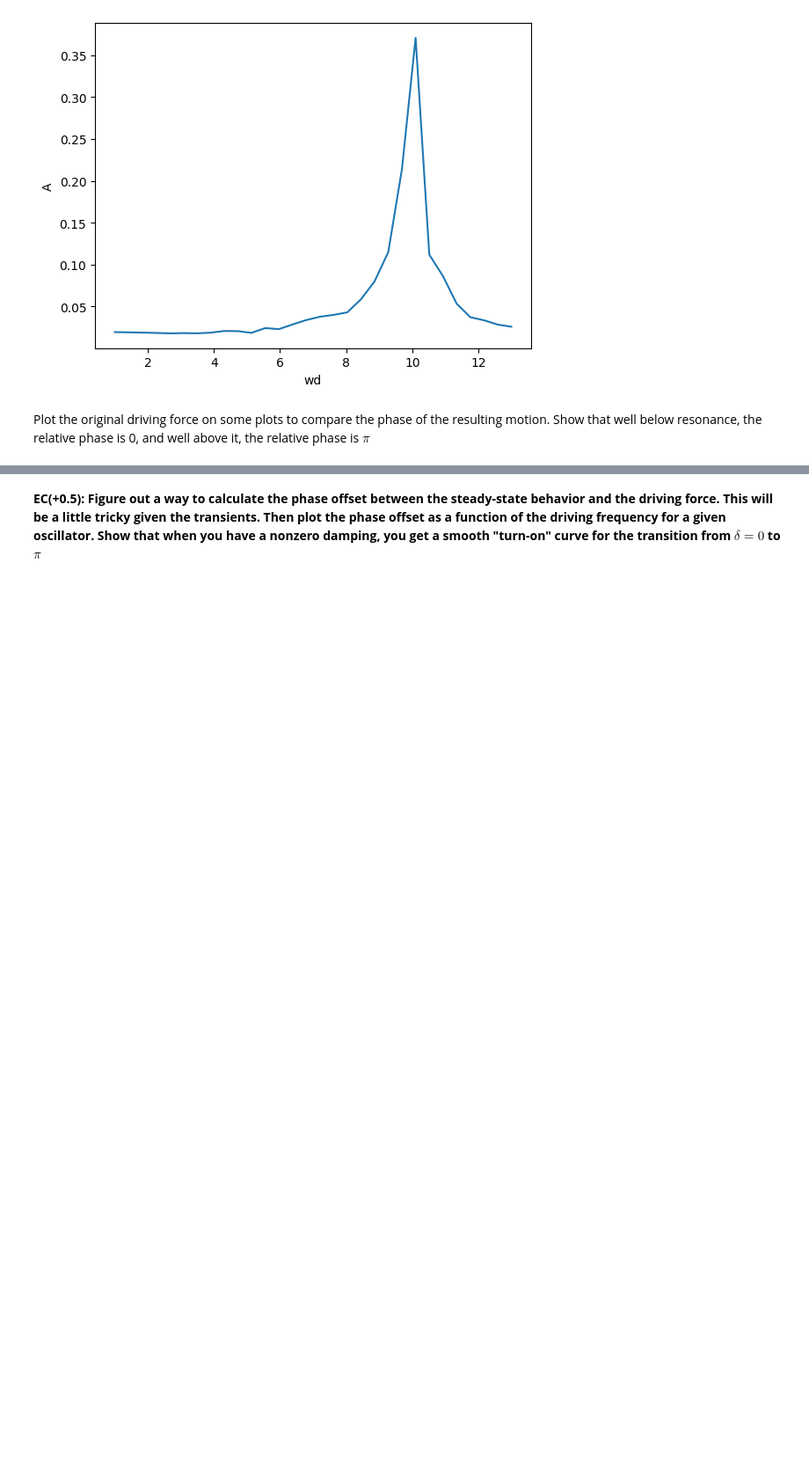
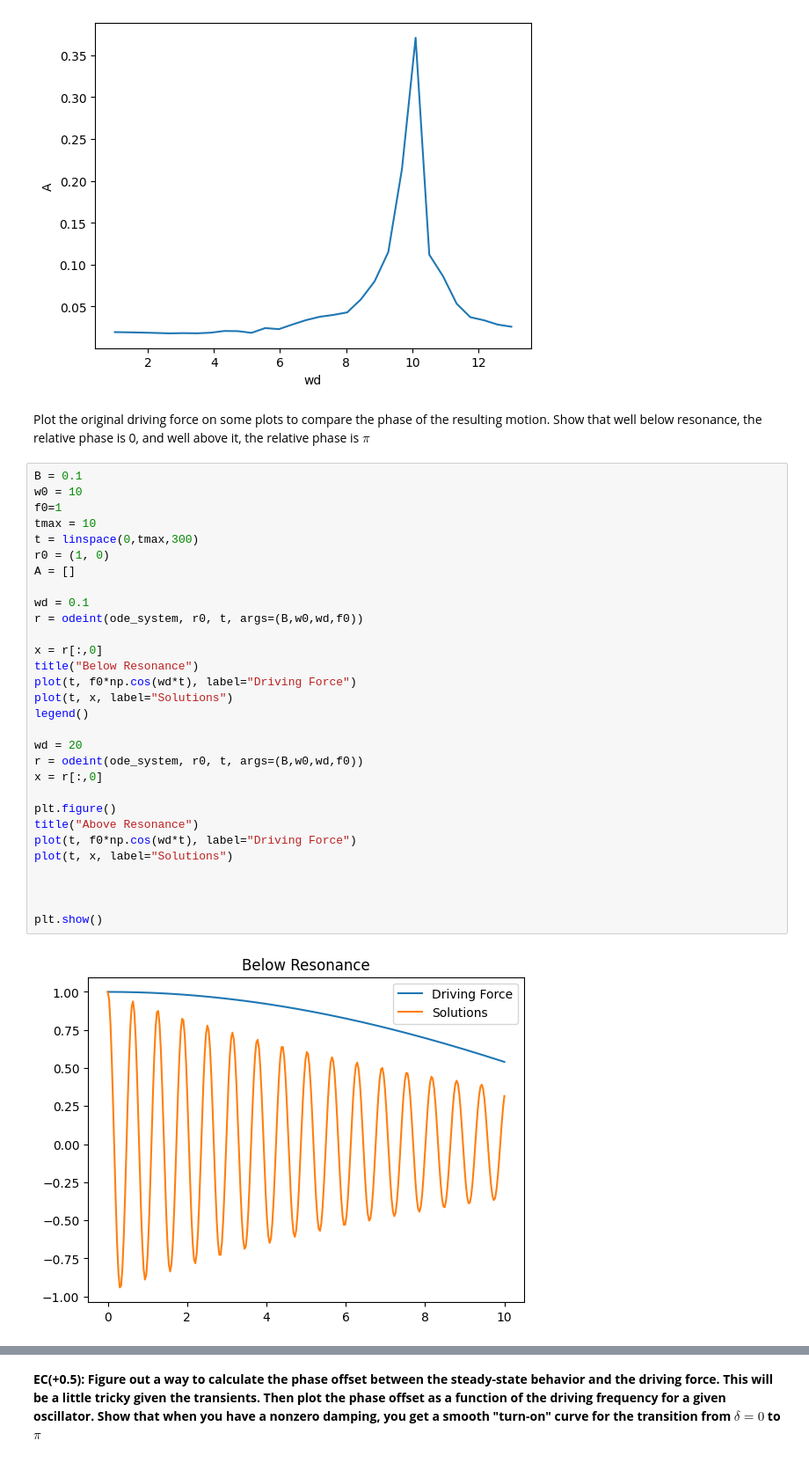
Before and after one commit to NathanW46/PHYS311_Fall2024, a Jupyter notebook: ComputationalHomework10.ipynb, the cells around one changed output, grey strips where cells are left out. Shown at 88% size. Saved outputs shown, nothing was run; the diff lists cells and outputs as text; blank space fills up the shorter version.

```diff
--- a/ComputationalHomework10.ipynb
+++ b/ComputationalHomework10.ipynb
@@ -116,3 +116,35 @@ Text(0, 0.5, 'A')
 [figure]
 # %% [markdown]
 Plot the original driving force on some plots to compare the phase of the resulting motion. Show that well below resonance, the relative phase is 0, and well above it, the relative phase is $\pi$
+# %%
+B = 0.1
+w0 = 10
+f0=1
+tmax = 10
+t = linspace(0,tmax,300)
+r0 = (1, 0)
+A = []
+
+wd = 0.1
+r = odeint(ode_system, r0, t, args=(B,w0,wd,f0))
+
+x = r[:,0]
+title("Below Resonance")
+plot(t, f0*np.cos(wd*t), label="Driving Force")
+plot(t, x, label="Solutions")
+legend()
+
+wd = 20
+r = odeint(ode_system, r0, t, args=(B,w0,wd,f0))
+x = r[:,0]
+
+plt.figure()
+title("Above Resonance")
+plot(t, f0*np.cos(wd*t), label="Driving Force")
+plot(t, x, label="Solutions")
+
+
+
+plt.show()
+# %% [output]
+[figure, added]
```
Also changed, not shown: parts of 2 cells of this notebook.
